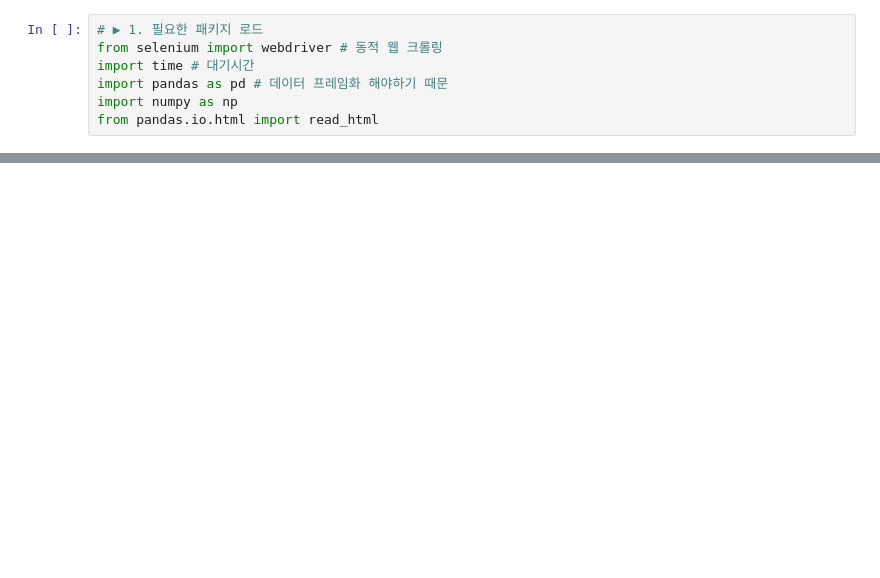
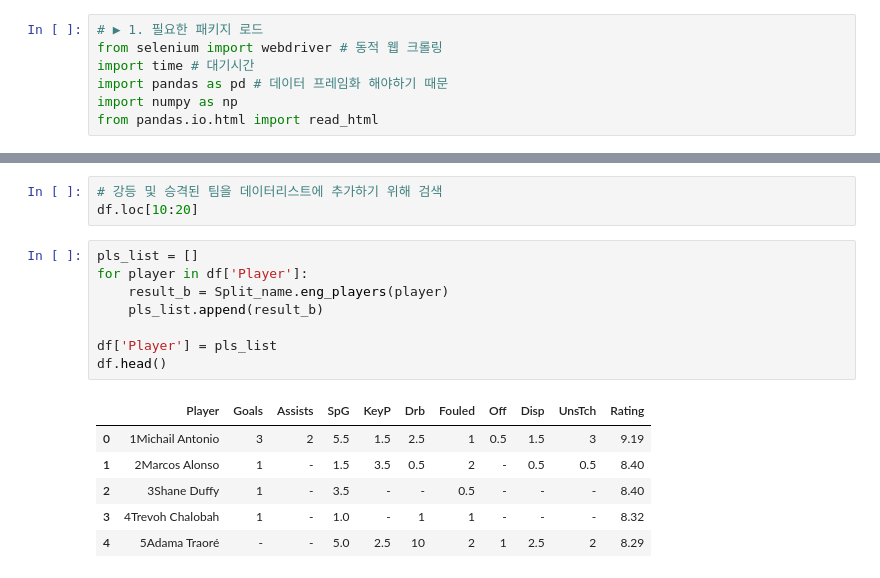
Before and after one commit to Gray116/BigData_Academy_1, a Jupyter notebook: 00_Projects/01_데이터 수집을 위한 웹 크롤링.ipynb, the cells around one changed output, grey strips where cells are left out. Cells and saved outputs as stored; diff of their text form; blank space fills up the shorter version.

```diff
--- a/00_Projects/01_데이터 수집을 위한 웹 크롤링.ipynb
+++ b/00_Projects/01_데이터 수집을 위한 웹 크롤링.ipynb
@@ -59,0 +258,18 @@ df = defensive(url, 2)
+# %%
+# 강등 및 승격된 팀을 데이터리스트에 추가하기 위해 검색
+df.loc[10:20]
+# %%
+pls_list = []
+for player in df['Player']:
+    result_b = Split_name.eng_players(player)
+    pls_list.append(result_b)
+
+df['Player'] = pls_list
+df.head()
+# %% [output]
+|  | Player | Goals | Assists | SpG | KeyP | Drb | Fouled | Off | Disp | UnsTch | Rating |
+| 0 | 1Michail Antonio | 3 | 2 | 5.5 | 1.5 | 2.5 | 1 | 0.5 | 1.5 | 3 | 9.19 |
+| 1 | 2Marcos Alonso | 1 | - | 1.5 | 3.5 | 0.5 | 2 | - | 0.5 | 0.5 | 8.40 |
+| 2 | 3Shane Duffy | 1 | - | 3.5 | - | - | 0.5 | - | - | - | 8.40 |
+| 3 | 4Trevoh Chalobah | 1 | - | 1.0 | - | 1 | 1 | - | - | - | 8.32 |
+| 4 | 5Adama Traoré | - | - | 5.0 | 2.5 | 10 | 2 | 1 | 2.5 | 2 | 8.29 |
```
Also changed, not shown: parts of 34 cells of this notebook, 33 other files.
